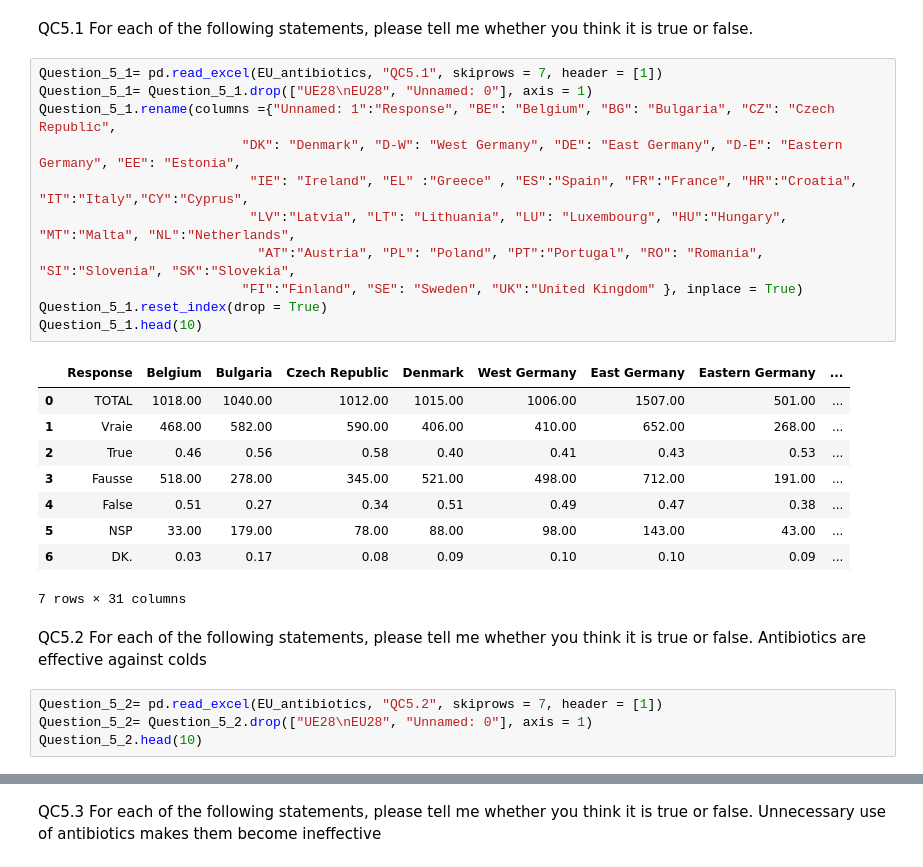
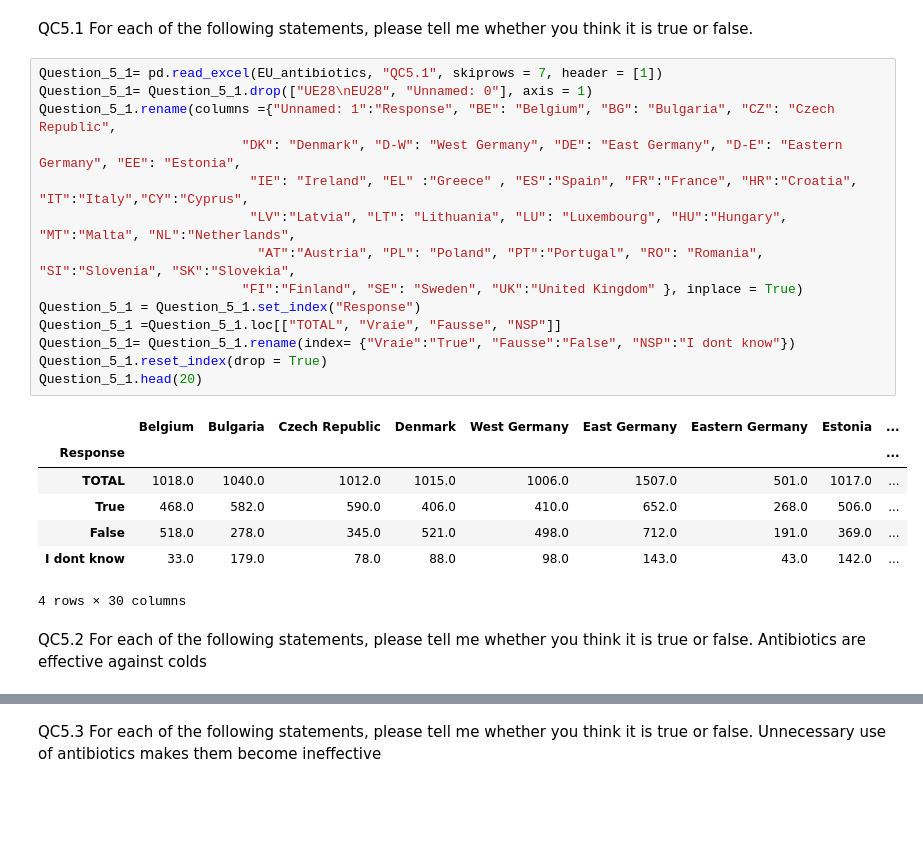
Before and after one commit to phoebemma/Project-1-Writing-a-Data-Science-Blog-post, a Jupyter notebook: EU_Antimicrobial resistance.ipynb, the cells around one changed output, grey strips where cells are left out. Drawn from its saved outputs; the diff is of its cells as text; blank space fills up the shorter version.

```diff
--- a/EU_Antimicrobial resistance.ipynb
+++ b/EU_Antimicrobial resistance.ipynb
@@ -328,28 +327,25 @@ QC5.1 For each of the following statements, please tell me whether you think it
 # %%
 Question_5_1= pd.read_excel(EU_antibiotics, "QC5.1", skiprows = 7, header = [1])
 Question_5_1= Question_5_1.drop(["UE28\nEU28", "Unnamed: 0"], axis = 1)
 Question_5_1.rename(columns ={"Unnamed: 1":"Response", "BE": "Belgium", "BG": "Bulgaria", "CZ": "Czech Republic",
                           "DK": "Denmark", "D-W": "West Germany", "DE": "East Germany", "D-E": "Eastern Germany", "EE": "Estonia",
                            "IE": "Ireland", "EL" :"Greece" , "ES":"Spain", "FR":"France", "HR":"Croatia", "IT":"Italy","CY":"Cyprus",
                            "LV":"Latvia", "LT": "Lithuania", "LU": "Luxembourg", "HU":"Hungary", "MT":"Malta", "NL":"Netherlands",
                             "AT":"Austria", "PL": "Poland", "PT":"Portugal", "RO": "Romania", "SI":"Slovenia", "SK":"Slovekia",
                           "FI":"Finland", "SE": "Sweden", "UK":"United Kingdom" }, inplace = True)
+Question_5_1 = Question_5_1.set_index("Response")
+Question_5_1 =Question_5_1.loc[["TOTAL", "Vraie", "Fausse", "NSP"]]
+Question_5_1= Question_5_1.rename(index= {"Vraie":"True", "Fausse":"False", "NSP":"I dont know"})
 Question_5_1.reset_index(drop = True)
-Question_5_1.head(10)
+Question_5_1.head(20)
 # %% [output]
-|  | Response | Belgium | Bulgaria | Czech Republic | Denmark | West Germany | East Germany | Eastern Germany | ... |
-| 0 | TOTAL | 1018.00 | 1040.00 | 1012.00 | 1015.00 | 1006.00 | 1507.00 | 501.00 | ... |
-| 1 | Vraie | 468.00 | 582.00 | 590.00 | 406.00 | 410.00 | 652.00 | 268.00 | ... |
-| 2 | True | 0.46 | 0.56 | 0.58 | 0.40 | 0.41 | 0.43 | 0.53 | ... |
-| 3 | Fausse | 518.00 | 278.00 | 345.00 | 521.00 | 498.00 | 712.00 | 191.00 | ... |
-| 4 | False | 0.51 | 0.27 | 0.34 | 0.51 | 0.49 | 0.47 | 0.38 | ... |
-| 5 | NSP | 33.00 | 179.00 | 78.00 | 88.00 | 98.00 | 143.00 | 43.00 | ... |
-| 6 | DK. | 0.03 | 0.17 | 0.08 | 0.09 | 0.10 | 0.10 | 0.09 | ... |
+|  | Belgium | Bulgaria | Czech Republic | Denmark | West Germany | East Germany | Eastern Germany | Estonia | ... |
+| Response |  |  |  |  |  |  |  |  | ... |
+| TOTAL | 1018.0 | 1040.0 | 1012.0 | 1015.0 | 1006.0 | 1507.0 | 501.0 | 1017.0 | ... |
+| True | 468.0 | 582.0 | 590.0 | 406.0 | 410.0 | 652.0 | 268.0 | 506.0 | ... |
+| False | 518.0 | 278.0 | 345.0 | 521.0 | 498.0 | 712.0 | 191.0 | 369.0 | ... |
+| I dont know | 33.0 | 179.0 | 78.0 | 88.0 | 98.0 | 143.0 | 43.0 | 142.0 | ... |
-7 rows × 31 columns
+4 rows × 30 columns
 # %% [markdown]
 QC5.2 For each of the following statements, please tell me whether you think it is true or false.
 Antibiotics are effective against colds
-# %%
-Question_5_2= pd.read_excel(EU_antibiotics, "QC5.2", skiprows = 7, header = [1])
-Question_5_2= Question_5_2.drop(["UE28\nEU28", "Unnamed: 0"], axis = 1)
-Question_5_2.head(10)
```
Also changed, not shown: parts of 18 cells of this notebook.
